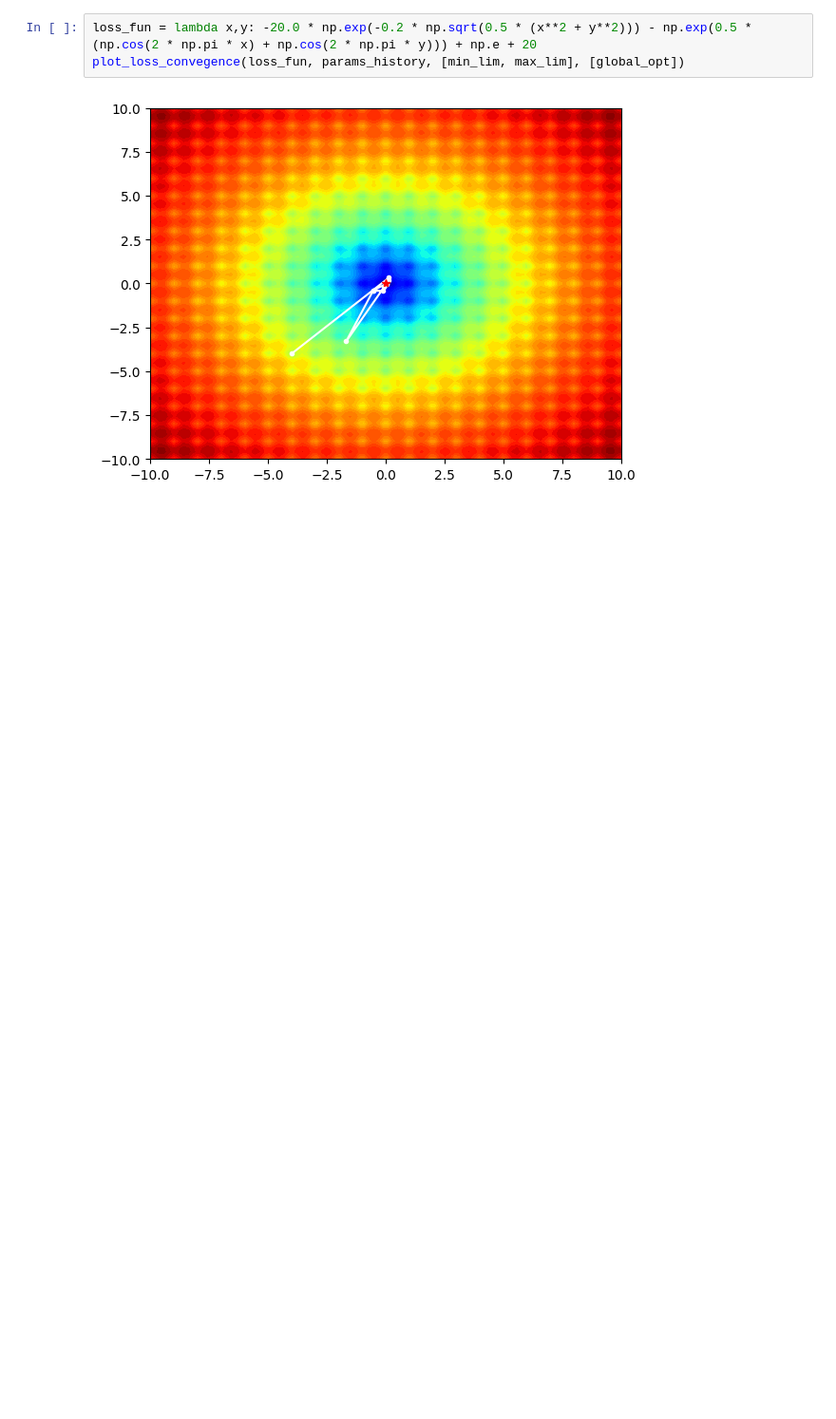
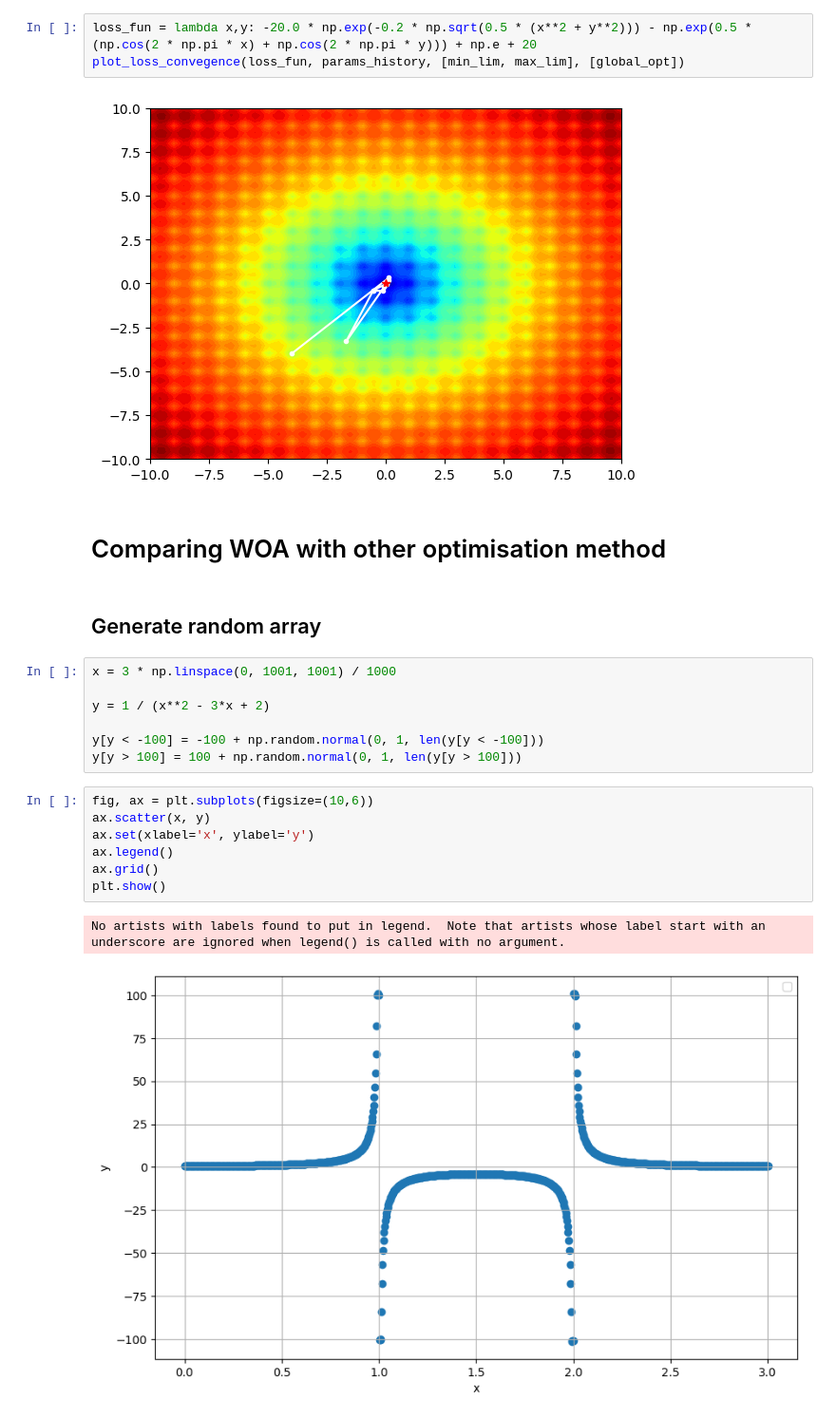
Before and after one commit to RuslanKozlyak/Labs_ITMO, a Jupyter notebook: AandD/LR8.ipynb, the cells around one changed output. Shown at 95% size. Drawn from its saved outputs; the diff is of its cells as text; blank space fills up the shorter version.

```diff
--- a/AandD/LR8.ipynb
+++ b/AandD/LR8.ipynb
@@ -365,3 +375,24 @@ loss_fun = lambda x,y: -20.0 * np.exp(-0.2 * np.sqrt(0.5 * (x**2 + y**2))) - np.
 plot_loss_convegence(loss_fun, params_history, [min_lim, max_lim], [global_opt])
 # %% [output]
 [figure]
+# %% [markdown]
+# Comparing WOA with other optimisation method
+# %% [markdown]
+## Generate random array
+# %%
+x = 3 * np.linspace(0, 1001, 1001) / 1000
+
+y = 1 / (x**2 - 3*x + 2)
+
+y[y < -100] = -100 + np.random.normal(0, 1, len(y[y < -100]))
+y[y > 100] = 100 + np.random.normal(0, 1, len(y[y > 100]))
+# %%
+fig, ax = plt.subplots(figsize=(10,6))
+ax.scatter(x, y)
+ax.set(xlabel='x', ylabel='y')
+ax.legend()
+ax.grid()
+plt.show()
+# %% [output]
+No artists with labels found to put in legend.  Note that artists whose label start with an underscore are ignored when legend() is called with no argument.
+[figure, added]
```
Also changed, not shown: parts of 28 cells of this notebook.
